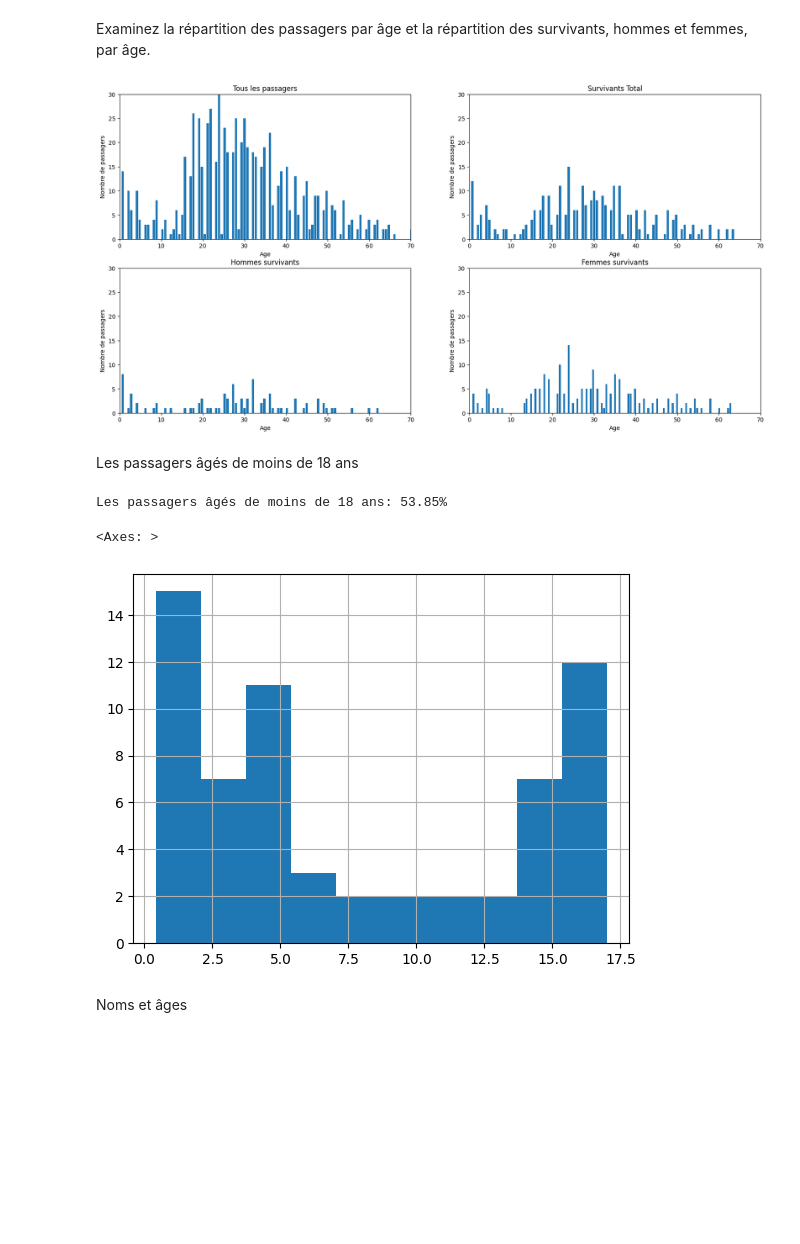
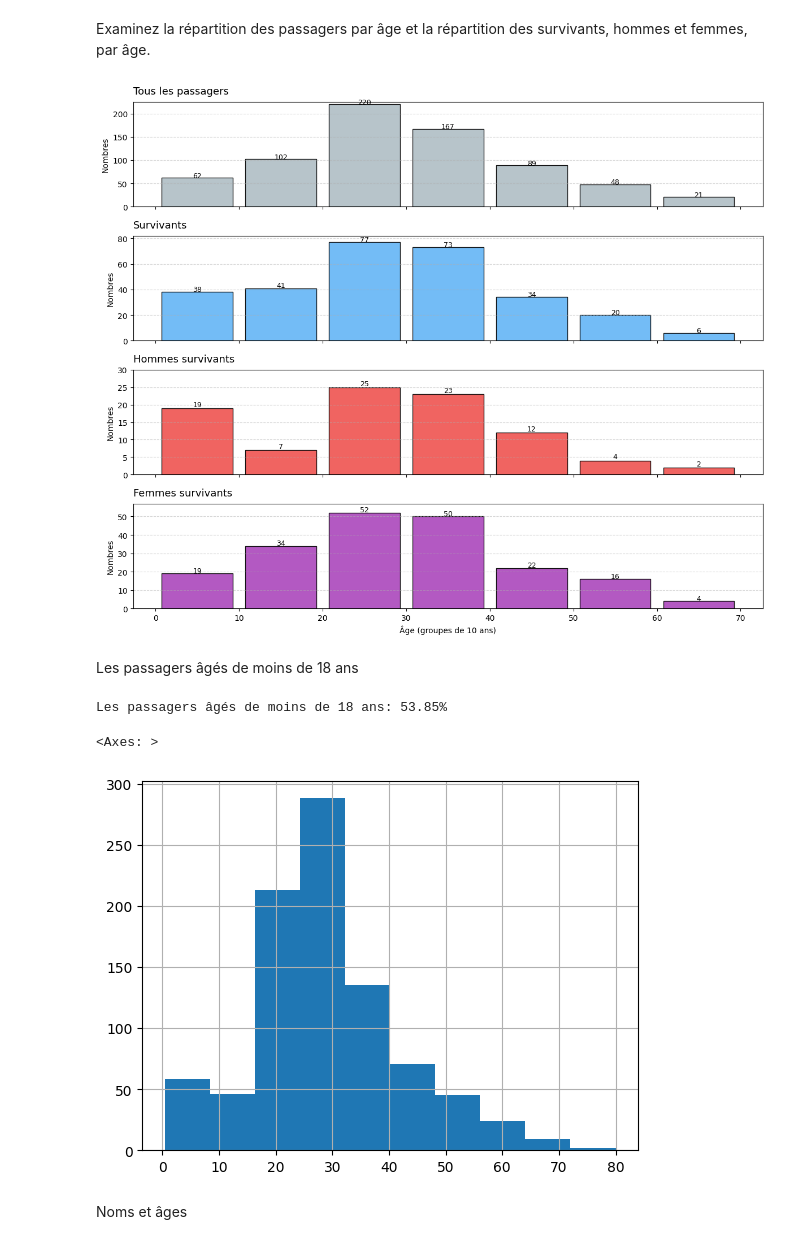
Before and after one commit to kirillsst/Titanic-Model-Kaggle-, a Jupyter notebook: titanic_notebook.ipynb, the cells around one changed output. Drawn from its saved outputs; the diff is of its cells as text; code cells hidden in the pictures; blank space fills up the shorter version.

```diff
--- a/titanic_notebook.ipynb
+++ b/titanic_notebook.ipynb
@@ -138,43 +139,75 @@ plt.show()
 # %% [markdown]
 Examinez la répartition des passagers par âge et la répartition des survivants, hommes et femmes, par âge.
 # %%
-from collections import Counter
-
-#Sélectionnons les listes de passagers en groupes distincts
-survivors = train.loc[(train['Survived'] == 1)]
-male_survivors = train.loc[((train['Sex'] == 'male') & (train['Survived'] == 1))]
-female_survivors = train.loc[((train['Sex'] == 'female') & (train['Survived'] == 1))]
-
-#Nombre d'âges
-num_of_ages = len(dict(Counter(survivors['Age'])).keys())
+# groupes
+groups = {
+    'Tous les passagers': train,
+    'Survivants': train[train['Survived'] == 1],
+    'Hommes survivants': train[(train['Survived'] == 1) & (train['Sex'] == 'male')],
+    'Femmes survivants': train[(train['Survived'] == 1) & (train['Sex'] == 'female')],
+}
+bins = np.arange(0, 80, 10)
+colors = ['#B0BEC5', '#64B5F6', '#EF5350', '#AB47BC']
 
 #Visualiser
-fig, axs = plt.subplots(2,2)
-fig.set_figwidth(20)
-fig.set_figheight(10)
-psgrs = [['Tous les passagers', 'Survivants Total'], ['Hommes survivants', 'Femmes survivants']]
-for i, surv in enumerate([[train, survivors], [male_survivors, female_survivors]]):
-    for j, subsurv in enumerate(surv):
-        axs[i][j].hist(subsurv['Age'], bins=num_of_ages, rwidth=0.8)
-        axs[i][j].set_title(psgrs[i][j])
-        axs[i][j].set_xlabel('Age')
-        axs[i][j].set_ylabel('Nombre de passagers')
-        axs[i][j].set_ylim(0,30)
-        axs[i][j].set_xlim(0,70)
+fig, axs = plt.subplots(4, 1, figsize=(12, 10), sharex=True)
+
+for ax, (title, data), color in zip(axs, groups.items(), colors):
+    ages = data['Age'].dropna()
+    counts, edges, _ = ax.hist(ages, bins=bins, color=color, edgecolor='black', alpha=0.9, rwidth=0.85)
+
+    for i, count in enumerate(counts):
+        if count > 0:
+            ax.text(edges[i] + 5, count + 0.5, f'{int(count)}', ha='center', fontsize=9)
+
+    ax.set_title(title, fontsize=13, loc='left', pad=10)
+    ax.set_ylabel('Nombres')
+    ax.grid(axis='y', linestyle='--', alpha=0.5)
+    ax.set_ylim(0, max(counts) + 5)
+
+axs[-1].set_xlabel('Âge (groupes de 10 ans)')
+axs[-1].set_xticks(bins)
+
+plt.tight_layout()
 plt.show()
+
+# from collections import Counter
+
+# #Sélectionnons les listes de passagers en groupes distincts
+# survivors = train.loc[(train['Survived'] == 1)]
+# male_survivors = train.loc[((train['Sex'] == 'male') & (train['Survived'] == 1))]
+# female_survivors = train.loc[((train['Sex'] == 'female') & (train['Survived'] == 1))]
+
+# #Nombre d'âges
+# num_of_ages = len(dict(Counter(survivors['Age'])).keys())
+
+# #Visualiser
+# fig, axs = plt.subplots(2,2)
+# fig.set_figwidth(20)
+# fig.set_figheight(10)
+# psgrs = [['Tous les passagers', 'Survivants Total'], ['Hommes survivants', 'Femmes survivants']]
+# for i, surv in enumerate([[train, survivors], [male_survivors, female_survivors]]):
+#     for j, subsurv in enumerate(surv):
+#         axs[i][j].hist(subsurv['Age'], bins=num_of_ages, rwidth=0.8)
+#         axs[i][j].set_title(psgrs[i][j])
+#         axs[i][j].set_xlabel('Age')
+#         axs[i][j].set_ylabel('Nombre de passagers')
+#         axs[i][j].set_ylim(0,30)
+#         axs[i][j].set_xlim(0,70)
+# plt.show()
 # %% [output]
-[figure, old version]
+[figure, new version]
 # %% [markdown]
 Les passagers âgés de moins de 18 ans
 # %%
 enfants = train.loc[((train['Age'] > 0) & (train['Age'] < 18))]
 enfants_survivants = train.loc[((train['Age'] > 0) & (train['Age'] < 18) & (train['Survived'] == 1))]
 print(f"Les passagers âgés de moins de 18 ans: {round(len(enfants_survivants)*100/len(enfants), 2)}%")
-train.loc[((train['Age'] > 1 & (train['Age'] < 18) & (train['Survived'] == 1)))].Age.hist()
+train.loc[((train['Age'] > 0 & (train['Age'] < 18) & (train['Survived'] == 1)))].Age.hist()
 # %% [output]
 Les passagers âgés de moins de 18 ans: 53.85%
 <Axes: >
-[figure, old version]
+[figure, new version]
 # %% [markdown]
 Noms et âges
 # %% [markdown]
```
Also changed, not shown: parts of 5 cells of this notebook.
